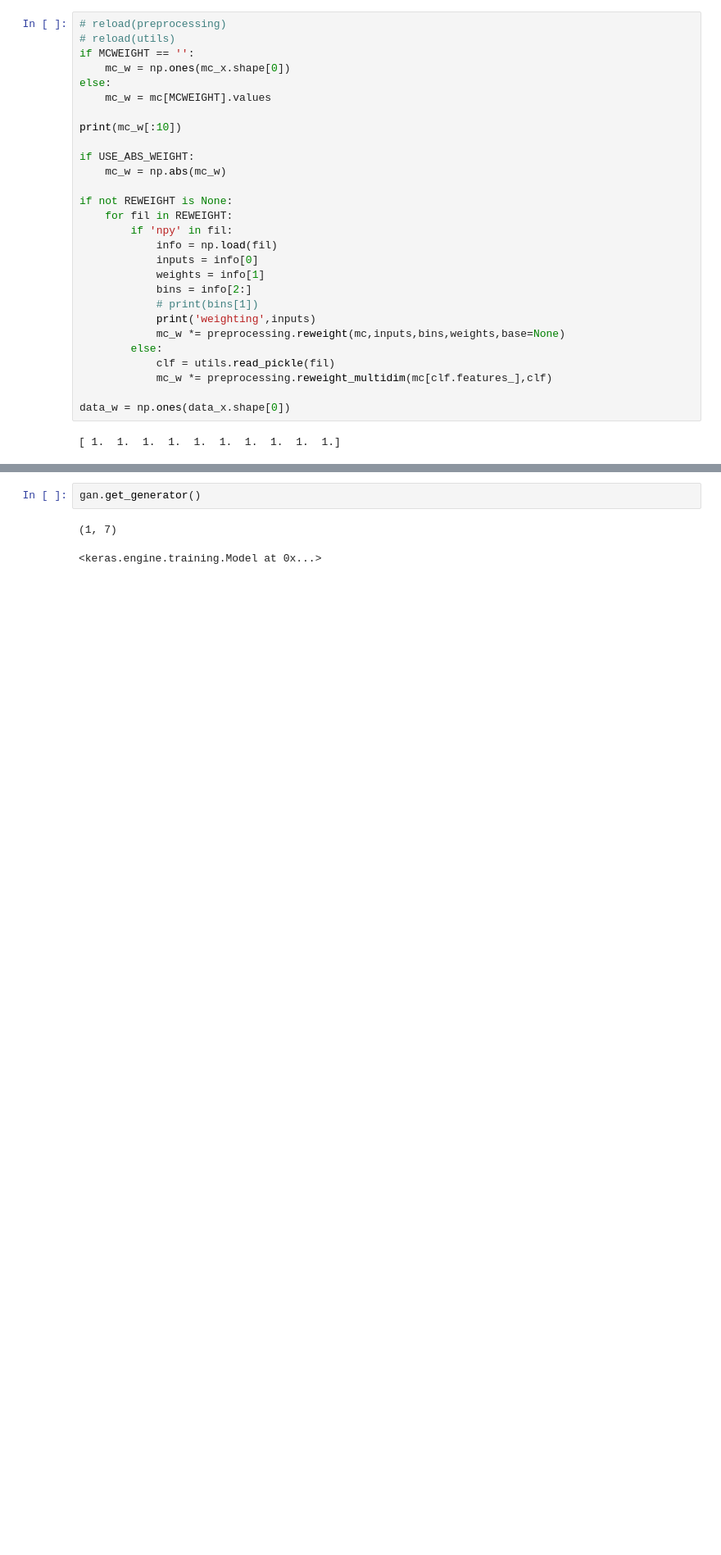
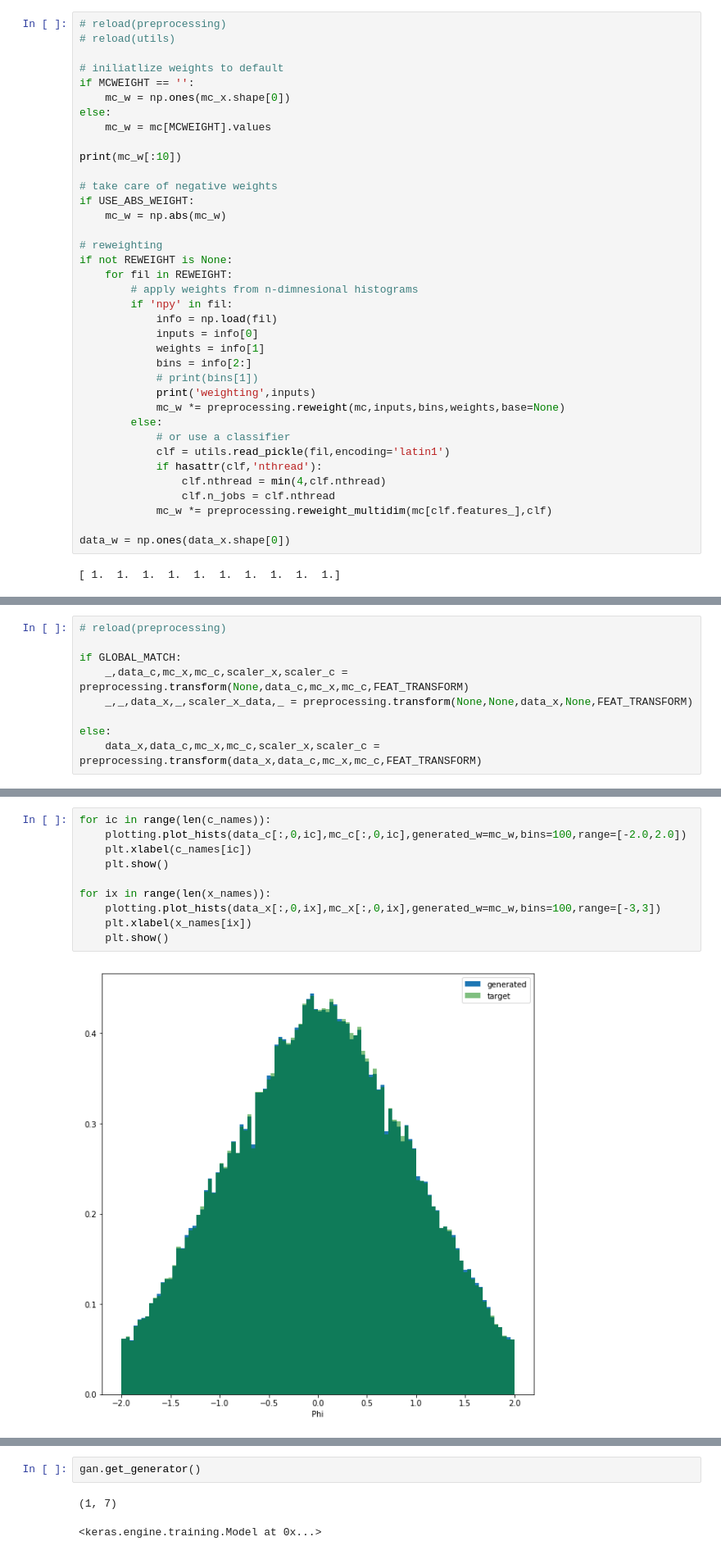
Before and after one commit to alberto-giampaolo/GAN, a Jupyter notebook: cms_zee_conditional_wgan.ipynb, the cells around one changed output, grey strips where cells are left out. Shown at 82% size. Cells and saved outputs as stored; diff of their text form; blank space fills up the shorter version.

```diff
--- a/cms_zee_conditional_wgan.ipynb
+++ b/cms_zee_conditional_wgan.ipynb
@@ -188,6 +185,8 @@ mc_x.columns, mc_c.columns
 # %%
 # reload(preprocessing)
 # reload(utils)
+
+# iniliatlize weights to default
 if MCWEIGHT == '':
     mc_w = np.ones(mc_x.shape[0])
 else:
@@ -195,11 +194,14 @@ else:
 
 print(mc_w[:10])
 
+# take care of negative weights
 if USE_ABS_WEIGHT:
     mc_w = np.abs(mc_w)
 
+# reweighting
 if not REWEIGHT is None:
     for fil in REWEIGHT:
+        # apply weights from n-dimnesional histograms
         if 'npy' in fil:
             info = np.load(fil)
             inputs = info[0]
@@ -209,7 +211,11 @@ if not REWEIGHT is None:
             print('weighting',inputs)
             mc_w *= preprocessing.reweight(mc,inputs,bins,weights,base=None)
         else:
-            clf = utils.read_pickle(fil)
+            # or use a classifier
+            clf = utils.read_pickle(fil,encoding='latin1')
+            if hasattr(clf,'nthread'):
+                clf.nthread = min(4,clf.nthread)
+                clf.n_jobs = clf.nthread
             mc_w *= preprocessing.reweight_multidim(mc[clf.features_],clf)
 
 data_w = np.ones(data_x.shape[0])
@@ -217,0 +226,9 @@ data_w = np.ones(data_x.shape[0])
+# %%
+# reload(preprocessing)
+
+if GLOBAL_MATCH:
+    _,data_c,mc_x,mc_c,scaler_x,scaler_c = preprocessing.transform(None,data_c,mc_x,mc_c,FEAT_TRANSFORM)
+    _,_,data_x,_,scaler_x_data,_ = preprocessing.transform(None,None,data_x,None,FEAT_TRANSFORM)
+
+else:
+    data_x,data_c,mc_x,mc_c,scaler_x,scaler_c = preprocessing.transform(data_x,data_c,mc_x,mc_c,FEAT_TRANSFORM)
@@ -217,0 +251,12 @@ data_w = np.ones(data_x.shape[0])
+# %%
+for ic in range(len(c_names)):
+    plotting.plot_hists(data_c[:,0,ic],mc_c[:,0,ic],generated_w=mc_w,bins=100,range=[-2.0,2.0])
+    plt.xlabel(c_names[ic])
+    plt.show()
+
+for ix in range(len(x_names)):
+    plotting.plot_hists(data_x[:,0,ix],mc_x[:,0,ix],generated_w=mc_w,bins=100,range=[-3,3])
+    plt.xlabel(x_names[ix])
+    plt.show()
+# %% [output]
+[figure, added]
```
Also changed, not shown: parts of 35 cells of this notebook.
